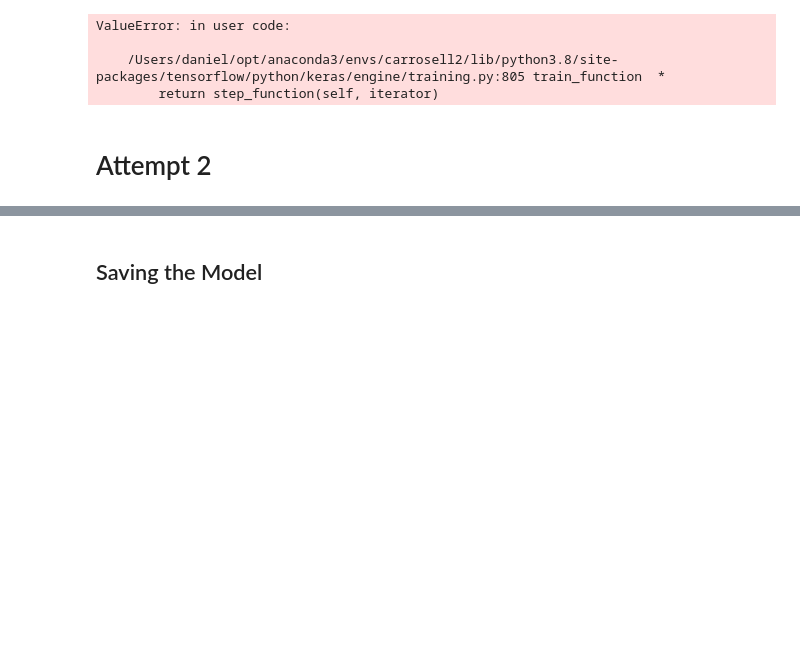
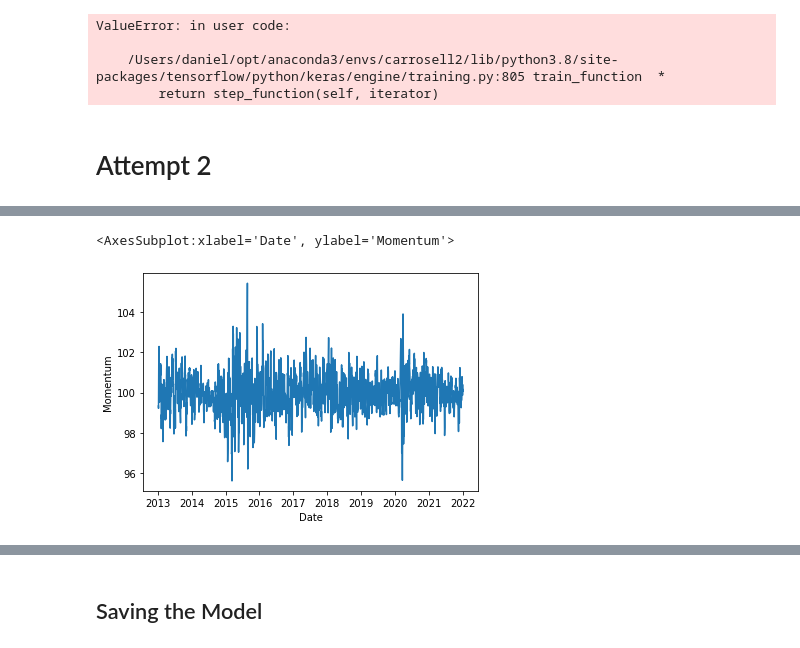
Before and after one commit to danieltwh/Open-Banking-ML, a Jupyter notebook: notebooks/signal/Baseline_LSTM_v2.ipynb, the cells around one changed output, grey strips where cells are left out. Cells and saved outputs as stored; diff of their text form; code cells hidden in the pictures; blank space fills up the shorter version.

```diff
--- a/notebooks/signal/Baseline_LSTM_v2.ipynb
+++ b/notebooks/signal/Baseline_LSTM_v2.ipynb
@@ -248,17 +303,0 @@ Index(['Date', 'Price', 'Open', 'High', 'Low', 'Change %', 'diff_1', 'label',
-# %%
-df = pd.read_csv("../../data/processed/signalEUR_USD_Labelled_v1_processed.csv", index_col=0)
-df["Date"] = pd.to_datetime(df["Date"])
-
-# Labels 3 days ahead
-df["label_3days"] = df["label"].shift(-3)
-
-# Labels 5 days ahead
-df["label_5days"] = df["label"].shift(-5)
-# Drop NA
-df = df.dropna(axis = 0)
-df = df.reset_index(drop=True)
-df.head()
-features = df.drop(labels =  ["Open", "High", "Low","Change %", "diff_1"], axis=1)
-features.head()
-X = features.drop(labels= ["Date"] + ["label", "label_3days", "label_5days"] + ["Price"], axis = 1)
-X.head()
@@ -271,0 +304,5 @@ X.head()
+# %%
+sns.lineplot(x="Date", y = "Momentum", data=df)
+# %% [output]
+<AxesSubplot:xlabel='Date', ylabel='Momentum'>
+[figure, added]
```
Also changed, not shown: parts of 34 cells of this notebook, 36 other files.
